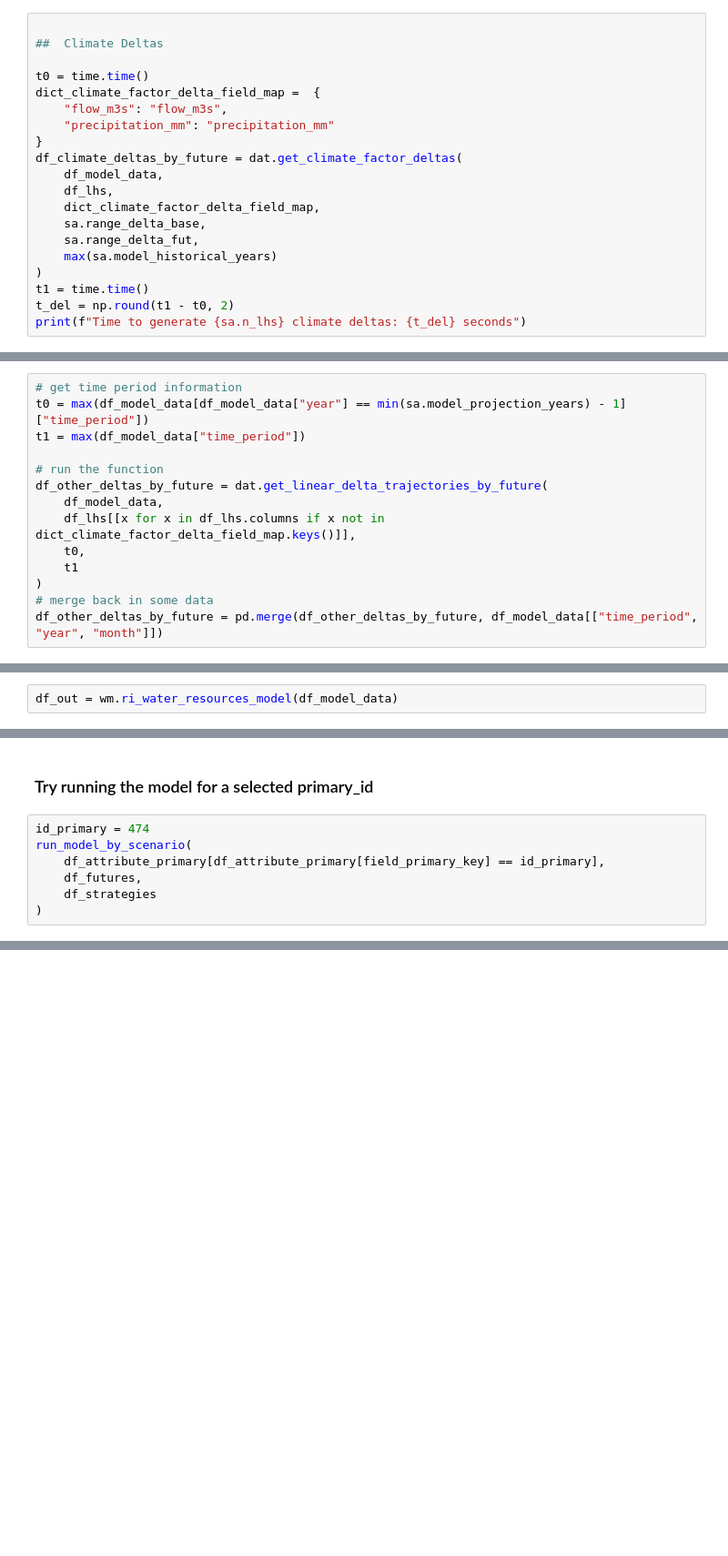
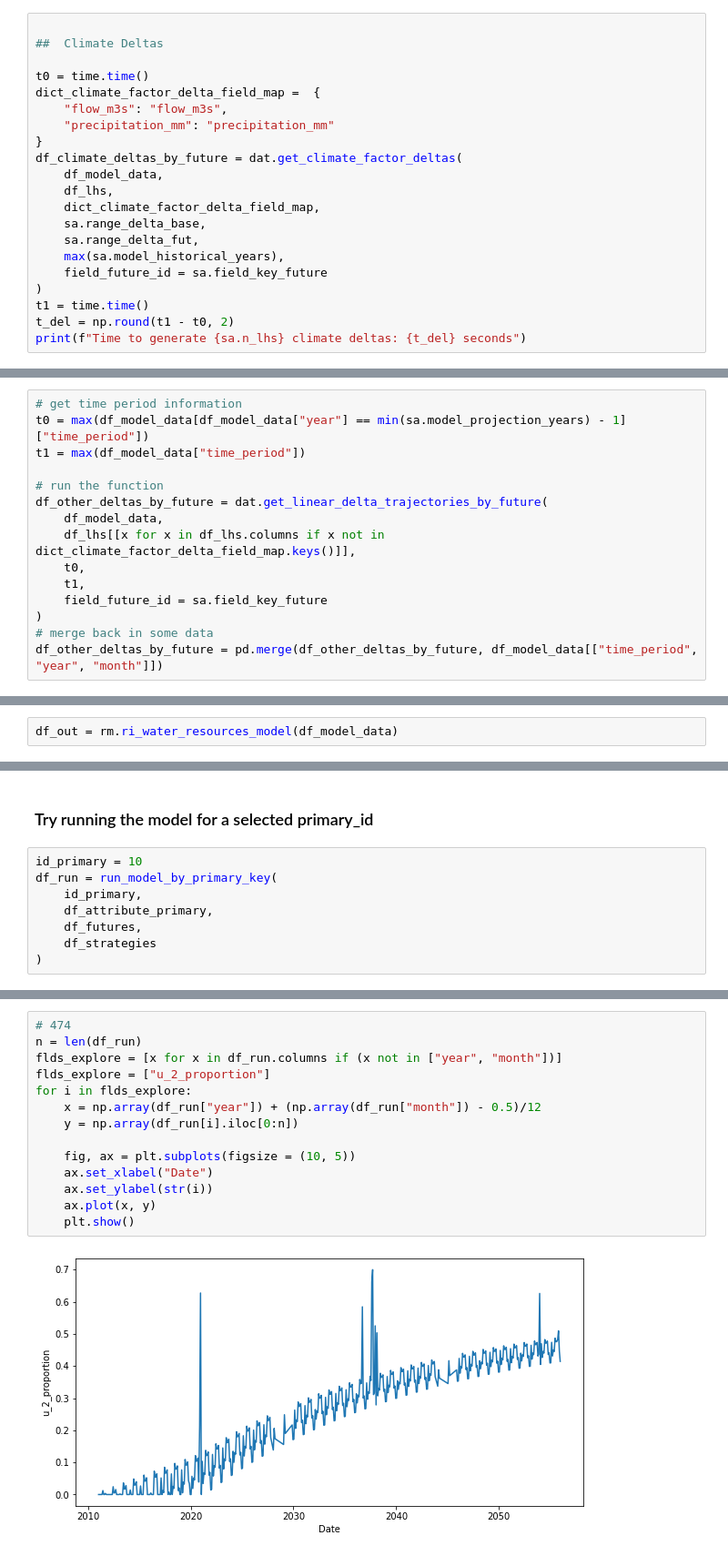
Before and after one commit to jcsyme/dmdu_scalable_computing_2023, a Jupyter notebook: crdm_project/python/crdm_experiment_manager.ipynb, the cells around one changed output, grey strips where cells are left out. Shown: that part at 91% size. Drawn from its saved outputs; the diff is of its cells as text; blank space fills up the shorter version.

```diff
--- a/crdm_project/python/crdm_experiment_manager.ipynb
+++ b/crdm_project/python/crdm_experiment_manager.ipynb
@@ -82,7 +84,8 @@ df_climate_deltas_by_future = dat.get_climate_factor_deltas(
     dict_climate_factor_delta_field_map,
     sa.range_delta_base,
     sa.range_delta_fut,
-    max(sa.model_historical_years)
+    max(sa.model_historical_years),
+    field_future_id = sa.field_key_future
 )
 t1 = time.time()
 t_del = np.round(t1 - t0, 2)
@@ -99,7 +104,8 @@ df_other_deltas_by_future = dat.get_linear_delta_trajectories_by_future(
     df_model_data,
     df_lhs[[x for x in df_lhs.columns if x not in dict_climate_factor_delta_field_map.keys()]],
     t0,
-    t1
+    t1,
+    field_future_id = sa.field_key_future
 )
 # merge back in some data
 df_other_deltas_by_future = pd.merge(df_other_deltas_by_future, df_model_data[["time_period", "year", "month"]])
@@ -129,5 +152,5 @@ df_attribute_primary = df_attribute_primary[[field_primary_key] + fields_index]
 # %% [markdown]
 ###  Run the model under default conditions
 # %%
-df_out = wm.ri_water_resources_model(df_model_data)
+df_out = rm.ri_water_resources_model(df_model_data)
 # %% [output]
@@ -166,9 +213,10 @@ def run_model_by_scenario(
 # %% [markdown]
 ###  Try running the model for a selected primary_id
 # %%
-id_primary = 474
-run_model_by_scenario(
-    df_attribute_primary[df_attribute_primary[field_primary_key] == id_primary],
+id_primary = 10
+df_run = run_model_by_primary_key(
+    id_primary,
+    df_attribute_primary,
     df_futures,
     df_strategies
 )
@@ -174,0 +225,16 @@ run_model_by_scenario(
+# %%
+# 474
+n = len(df_run)
+flds_explore = [x for x in df_run.columns if (x not in ["year", "month"])]
+flds_explore = ["u_2_proportion"]
+for i in flds_explore:
+    x = np.array(df_run["year"]) + (np.array(df_run["month"]) - 0.5)/12
+    y = np.array(df_run[i].iloc[0:n])
+
+    fig, ax = plt.subplots(figsize = (10, 5))
+    ax.set_xlabel("Date")
+    ax.set_ylabel(str(i))
+    ax.plot(x, y)
+    plt.show()
+# %% [output]
+[figure, added]
```
Also changed, not shown: parts of 15 cells of this notebook, 4 other files.
